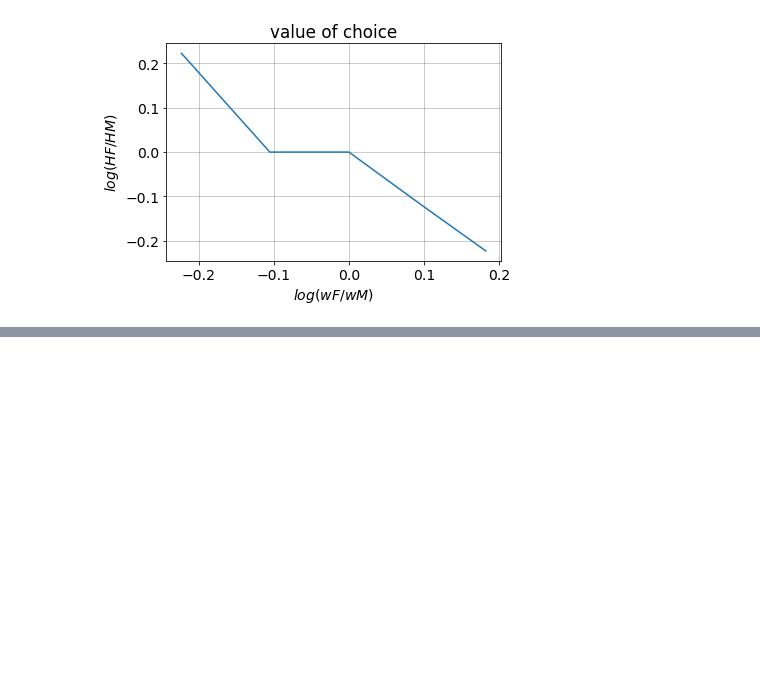
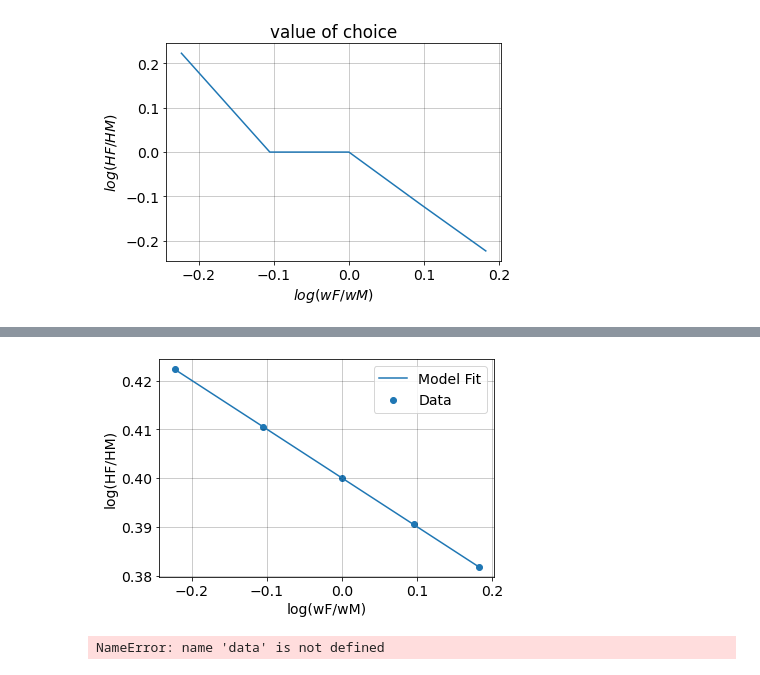
Before and after one commit to NumEconCopenhagen/projects-2023-team-copenhagen, a Jupyter notebook: inauguralproject/Masa.ipynb, the cells around one changed output, grey strips where cells are left out. Cells and saved outputs as stored; diff of their text form; code cells hidden in the pictures; blank space fills up the shorter version.

```diff
--- a/inauguralproject/Masa.ipynb
+++ b/inauguralproject/Masa.ipynb
@@ -203,0 +298,42 @@ ax.set_ylabel('$log(HF/HM)$');
+# %%
+import numpy as np
+import matplotlib.pyplot as plt
+
+# Define the x range (log of wife's wage relative to husband's)
+x = np.log(np.array([0.8, 0.9, 1.0, 1.1, 1.2]))
+alpha = -1.98941755e-09
+sigma = 1.70188721e-08
+# Define the predicted y values based on the optimal alpha and sigma values
+y_pred = beta0 + beta1*x + alpha*np.exp(sigma*x)
+
+# Plot the results
+plt.scatter(x, y_pred, label='Data')
+plt.plot(x, y_pred, label='Model Fit')
+plt.xlabel('log(wF/wM)')
+plt.ylabel('log(HF/HM)')
+plt.legend()
+plt.show()
+# %% [output]
+[figure, added]
+# %%
+# define the new log-likelihood function
+def log_likelihood(theta, y, x):
+    beta0, beta1, sigma = theta
+    alpha = 0.5
+    log_HF_HM = beta0 + beta1 * np.log(x[:, 0]/x[:, 1]) + alpha*np.log(x[:, 1]/x[:, 0])
+    resid = y - log_HF_HM
+    ll = -len(resid)/2 * np.log(2*np.pi*sigma**2) - np.sum(resid**2)/(2*sigma**2)
+    return ll
+
+# set up the optimization problem
+x = data[:, :2]
+y = data[:, 2]
+nll = lambda *args: -log_likelihood(*args)
+initial = np.array([0.4, -0.1, 0.1])
+bnds = ((None, None), (None, None), (0, None))
+soln = minimize(nll, initial, args=(y, x), bounds=bnds)
+
+# print the estimated parameters and the objective function value
+print("Optimal values: beta0 = {:.3f}, beta1 = {:.3f}, sigma = {:.3f}, Objective function value: {:.6f}".format(soln.x[0], soln.x[1], soln.x[2], -soln.fun))
+# %% [output]
+NameError: name 'data' is not defined
```
Also changed, not shown: parts of 5 cells of this notebook, 2 other files.
